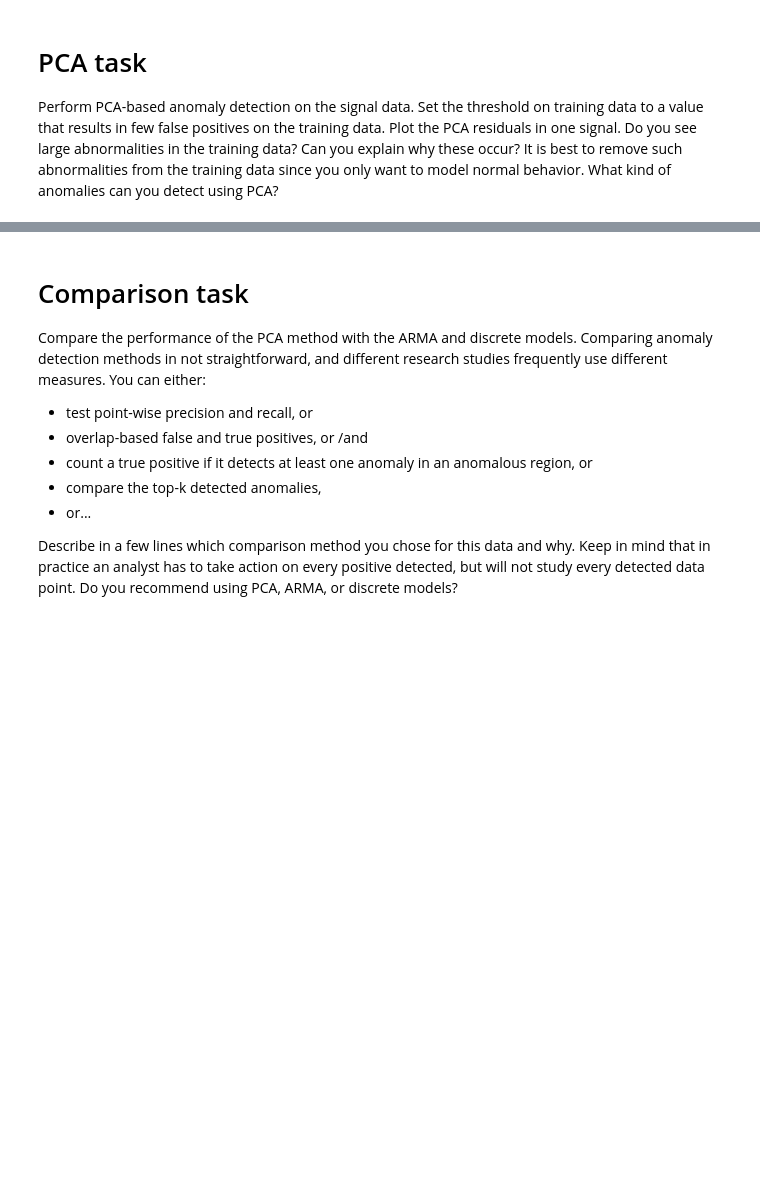
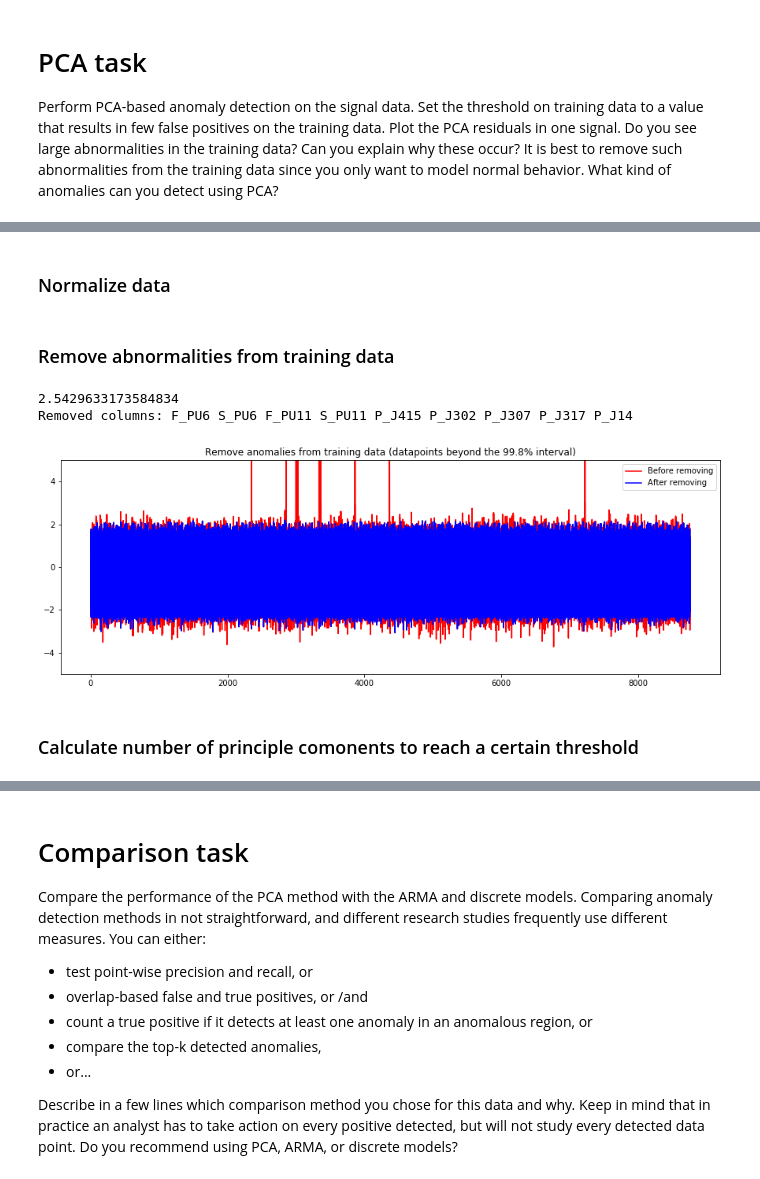
Before and after one commit to R-Graafmans/CDA_CS4035, a Jupyter notebook: Assignment2/Main.ipynb, the cells around one changed output, grey strips where cells are left out. Saved outputs shown, nothing was run; the diff lists cells and outputs as text; code cells hidden in the pictures; blank space fills up the shorter version.

```diff
--- a/Assignment2/Main.ipynb
+++ b/Assignment2/Main.ipynb
@@ -270,0 +326,62 @@ Perform PCA-based anomaly detection on the signal data. Set the threshold on tra
+# %% [markdown]
+### Normalize data
+# %%
+train_data = data.drop(columns=['ATT_FLAG', 'DATETIME'])
+test_data1 = data2.drop(columns=['ATT_FLAG', 'DATETIME'])
+test_data2 = data3.drop(columns=['DATETIME'])
+pca_labels = train_data.columns
+
+
+for col in train_data.columns:
+    train_data[col] = train_data[col].astype('float')
+    test_data1[col] = test_data1[col].astype('float')
+    test_data2[col] = test_data2[col].astype('float')
+
+scaler = StandardScaler()
+train_data = scaler.fit_transform(train_data)
+test_data1 = scaler.fit_transform(test_data1)
+test_data2 = scaler.fit_transform(test_data2)
+# %% [markdown]
+### Remove abnormalities from training data
+# %%
+plt.figure(figsize=(15,5))
+a = plt.plot(train_data, color='red', label='Before removing')
+
+# calculate a 99.7% interval for every feature to remove anomalies from the normal data
+mean_per_col = np.mean(train_data, axis=1)
+std_per_col = np.std(train_data, axis=1)
+interval = mean_per_col + 3*std_per_col
+
+#threshold is the mean of the feature intervals
+threshold = np.mean(interval)
+print(threshold)
+
+# append collumn numbers that contains anomalies to list
+abnormalities_in_trainig_data = []
+for row in train_data:
+    for i, cell in enumerate(row):
+        if cell > threshold:
+            abnormalities_in_trainig_data.append(i)
+abnormalities_in_trainig_data = np.unique(abnormalities_in_trainig_data)
+
+print('Removed columns:', *itemgetter(abnormalities_in_trainig_data)(pca_labels))
+pca_labels_filtered = np.delete(pca_labels, list(abnormalities_in_trainig_data), axis=0)
+
+# Remove collumns from training data that contains anomalies
+train_data = np.delete(train_data, list(abnormalities_in_trainig_data), axis=1)
+test_data1 = np.delete(test_data1, list(abnormalities_in_trainig_data), axis=1)
+test_data2 = np.delete(test_data2, list(abnormalities_in_trainig_data), axis=1)
+
+b = plt.plot(train_data, color='blue', label='After removing')
+handles, labels = plt.gca().get_legend_handles_labels()
+by_label = OrderedDict(zip(labels, handles))
+plt.legend(by_label.values(), by_label.keys())
+plt.gca().set_ylim((-5,5))
+plt.title('Remove anomalies from training data (datapoints beyond the 99.8% interval)')
+plt.show()
+# %% [output]
+2.5429633173584834
+Removed columns: F_PU6 S_PU6 F_PU11 S_PU11 P_J415 P_J302 P_J307 P_J317 P_J14
+[figure, added]
+# %% [markdown]
+### Calculate number of principle comonents to reach a certain threshold
```
Also changed, not shown: parts of 10 cells of this notebook.
